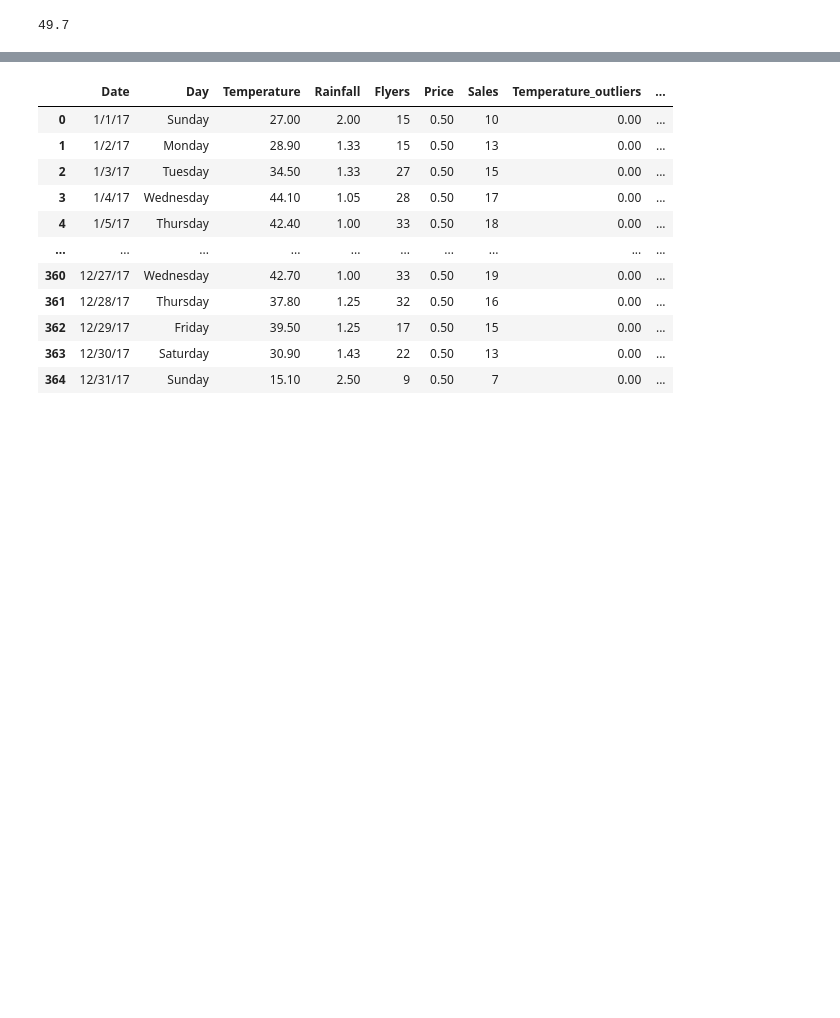
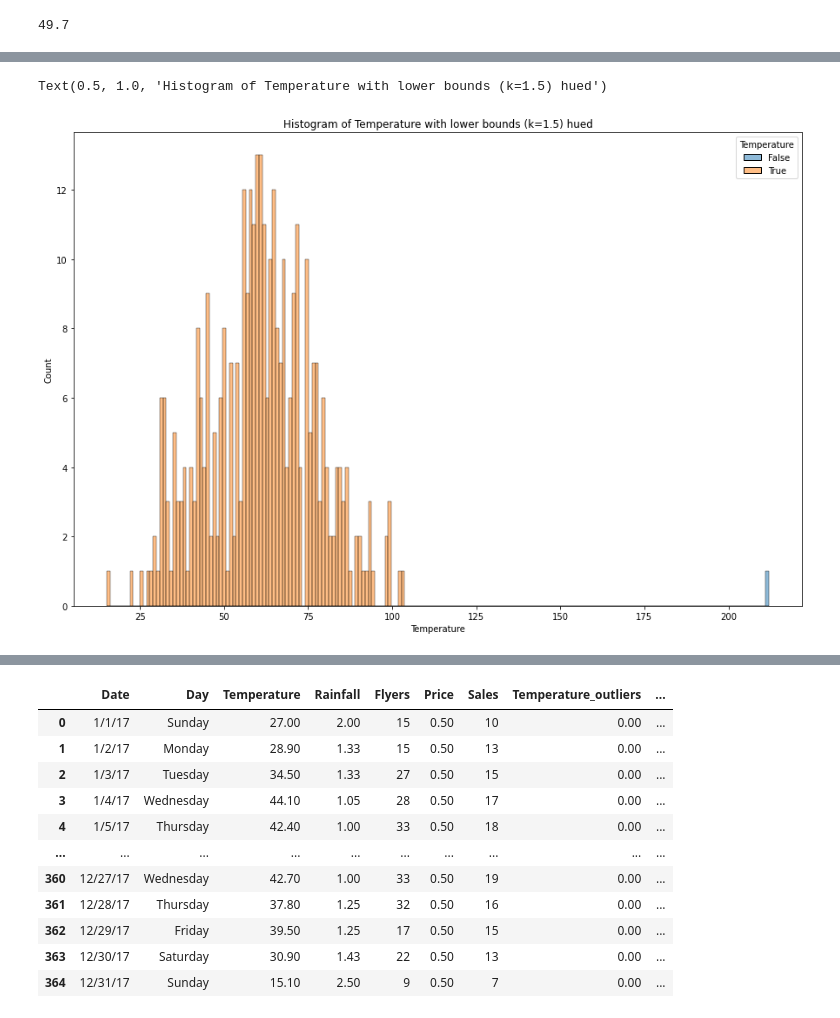
Before and after one commit to jeneyring/anomaly-detection-exercises, a Jupyter notebook: continuous_probabilistic_methods.ipynb, the cells around one changed output, grey strips where cells are left out. Drawn from its saved outputs; the diff is of its cells as text; code cells hidden in the pictures; blank space fills up the shorter version.

```diff
--- a/continuous_probabilistic_methods.ipynb
+++ b/continuous_probabilistic_methods.ipynb
@@ -120,0 +135,7 @@ get_outliers(df_lemonade.Temperature, k=1.5)
+# %%
+plt.figure(figsize=(15,10))
+sns.histplot(x=df_lemonade['Temperature'], hue=df_lemonade['Temperature'] < lower, bins = 200)
+plt.title('Histogram of Temperature with lower bounds (k=1.5) hued')
+# %% [output]
+Text(0.5, 1.0, 'Histogram of Temperature with lower bounds (k=1.5) hued')
+[figure, added]
```
Also changed, not shown: parts of 11 cells of this notebook, 2 other files.
